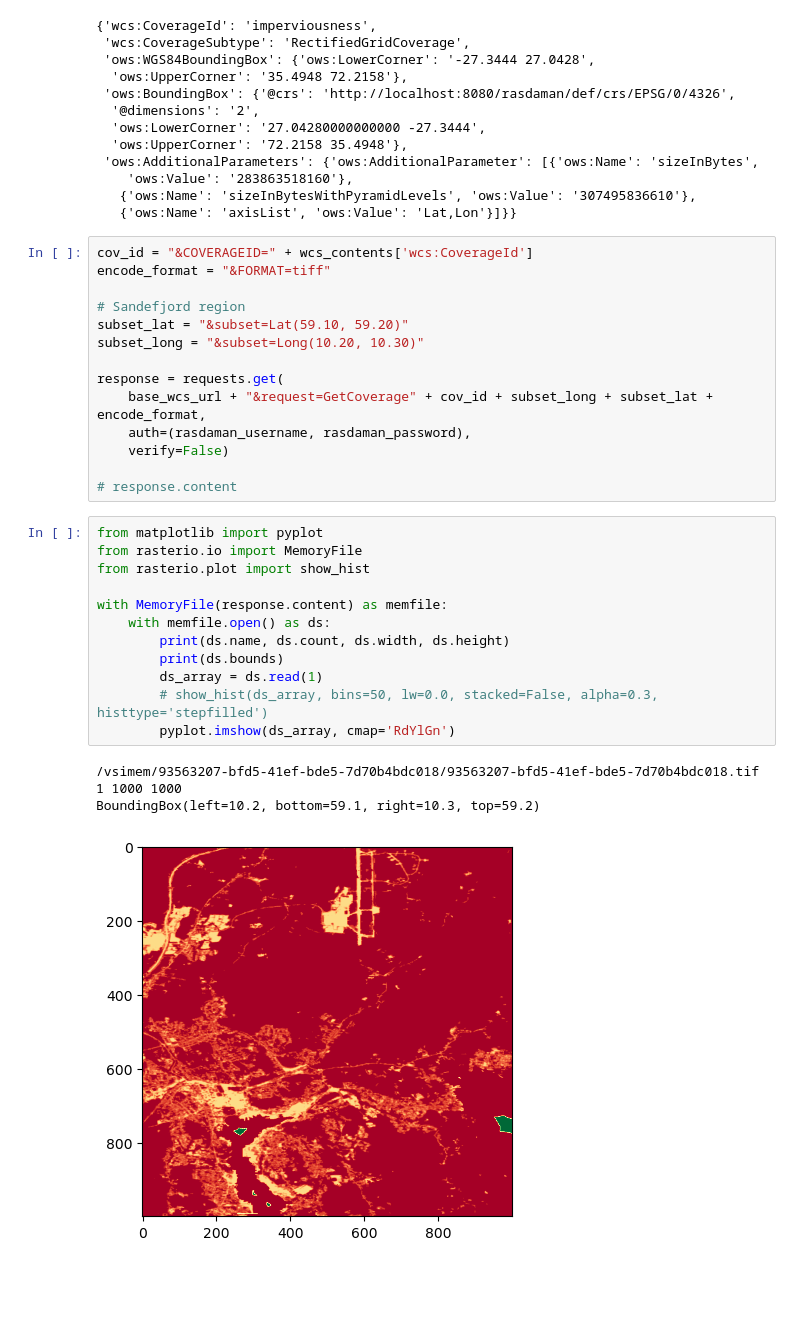
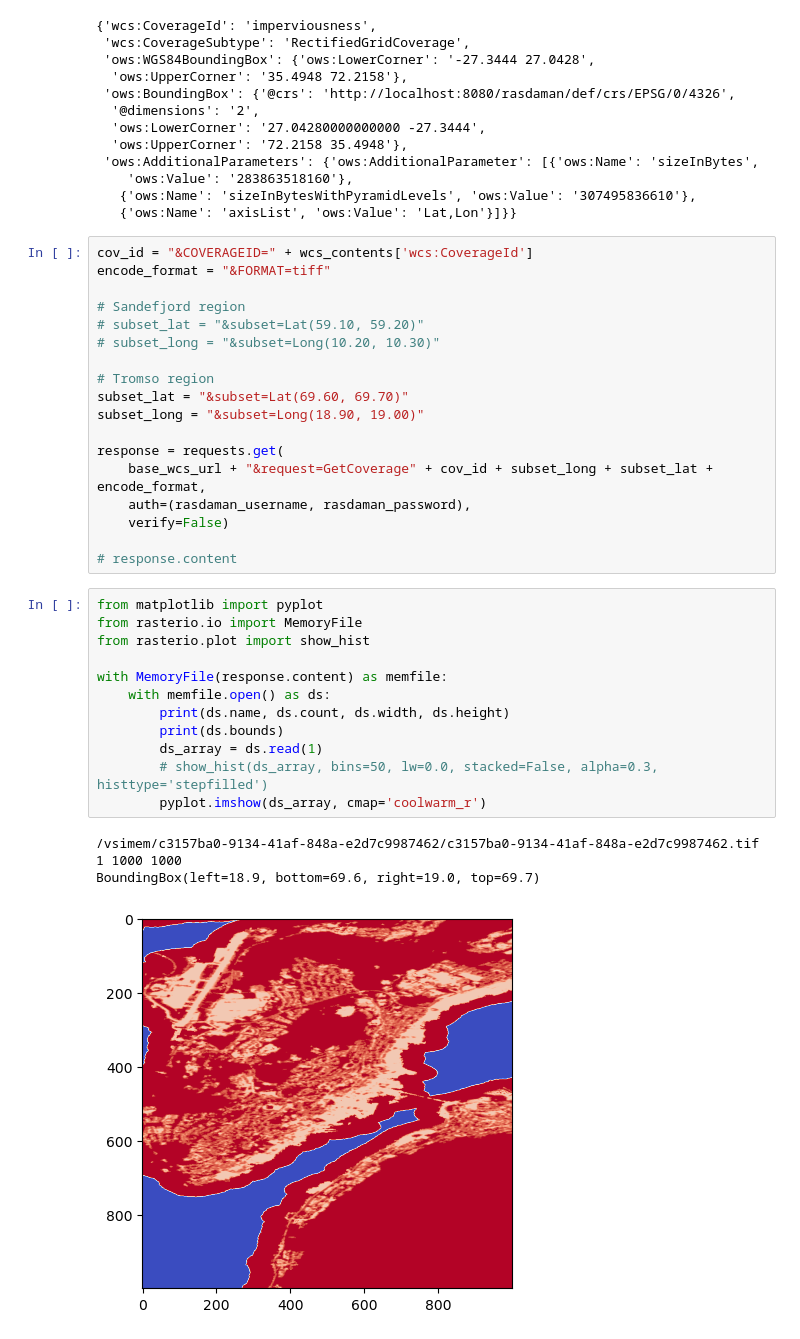
Before and after one commit to FAIRiCUBE/uc2-agriculture-biodiversity-nexus, a Jupyter notebook: first-poc/notebooks/rasdaman_first_try.ipynb, the cells around one changed output. Saved outputs shown, nothing was run; the diff lists cells and outputs as text; blank space fills up the shorter version.

```diff
--- a/first-poc/notebooks/rasdaman_first_try.ipynb
+++ b/first-poc/notebooks/rasdaman_first_try.ipynb
@@ -72,8 +72,12 @@ cov_id = "&COVERAGEID=" + wcs_contents['wcs:CoverageId']
 encode_format = "&FORMAT=tiff"
 
 # Sandefjord region
-subset_lat = "&subset=Lat(59.10, 59.20)"
-subset_long = "&subset=Long(10.20, 10.30)"
+# subset_lat = "&subset=Lat(59.10, 59.20)"
+# subset_long = "&subset=Long(10.20, 10.30)"
+
+# Tromso region
+subset_lat = "&subset=Lat(69.60, 69.70)"
+subset_long = "&subset=Long(18.90, 19.00)"
 
 response = requests.get(
     base_wcs_url + "&request=GetCoverage" + cov_id + subset_long + subset_lat + encode_format,
@@ -84,16 +88,16 @@ response = requests.get(
 # %%
 from matplotlib import pyplot
 from rasterio.io import MemoryFile
 from rasterio.plot import show_hist
 
 with MemoryFile(response.content) as memfile:
     with memfile.open() as ds:
         print(ds.name, ds.count, ds.width, ds.height)
         print(ds.bounds)
         ds_array = ds.read(1)
         # show_hist(ds_array, bins=50, lw=0.0, stacked=False, alpha=0.3, histtype='stepfilled')
-        pyplot.imshow(ds_array, cmap='RdYlGn')
+        pyplot.imshow(ds_array, cmap='coolwarm_r')
 # %% [output]
-/vsimem/93563207-bfd5-41ef-bde5-7d70b4bdc018/93563207-bfd5-41ef-bde5-7d70b4bdc018.tif 1 1000 1000
-BoundingBox(left=10.2, bottom=59.1, right=10.3, top=59.2)
+/vsimem/c3157ba0-9134-41af-848a-e2d7c9987462/c3157ba0-9134-41af-848a-e2d7c9987462.tif 1 1000 1000
+BoundingBox(left=18.9, bottom=69.6, right=19.0, top=69.7)
-[figure, old version]
+[figure, new version]
```
Also changed, not shown: 3 other files.
